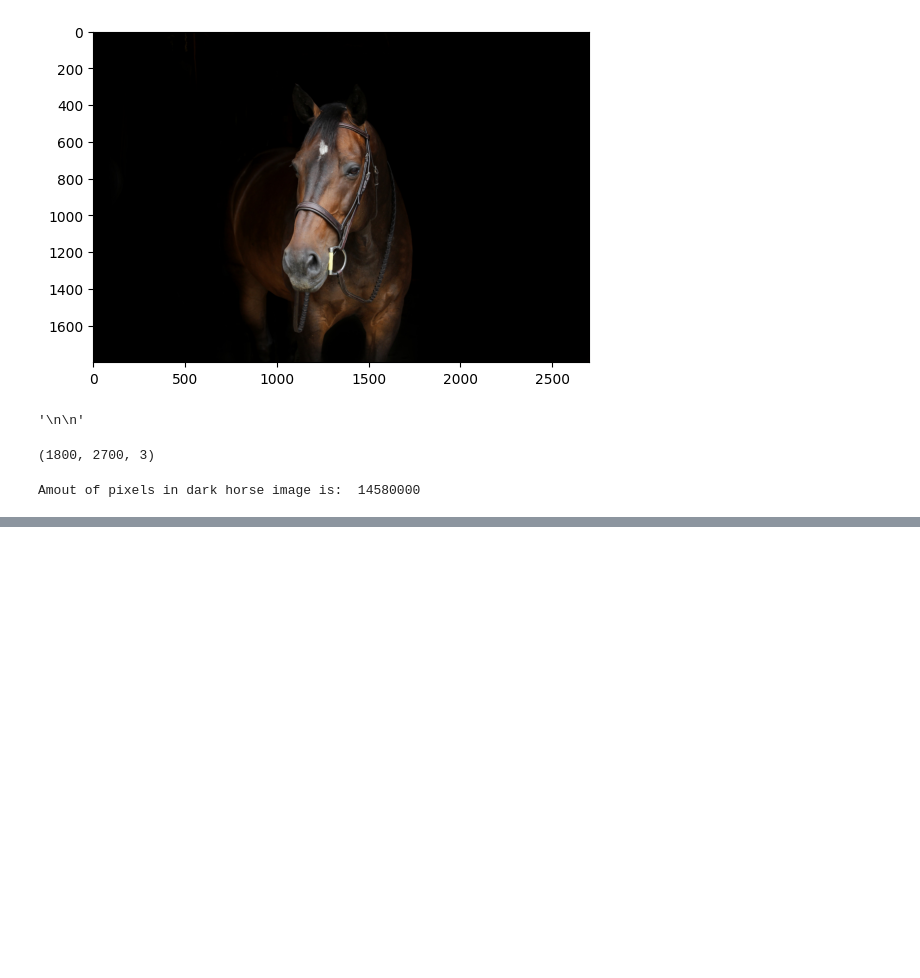
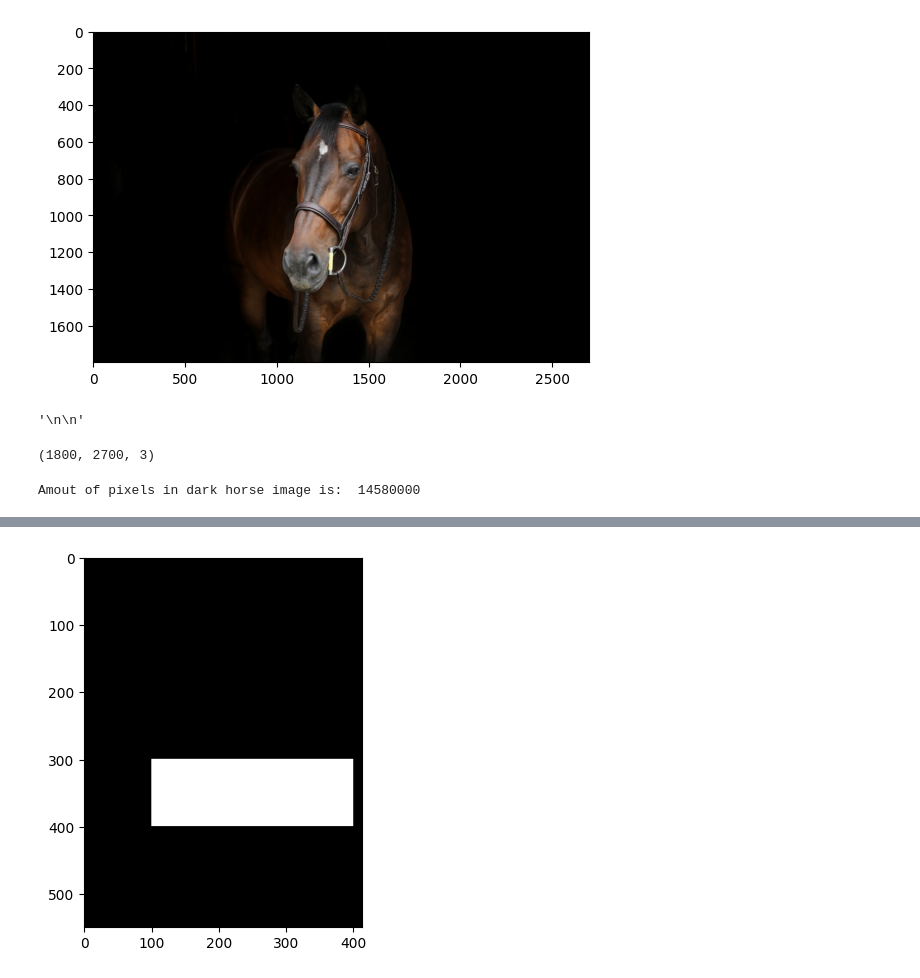
Before and after one commit to Joel-Milla/Computer-Vision-OpenCV-DeepLearning, a Jupyter notebook: Section 4 - Image Processing/Histograms.ipynb, the cells around one changed output, grey strips where cells are left out. Drawn from its saved outputs; the diff is of its cells as text; code cells hidden in the pictures; blank space fills up the shorter version.

```diff
--- a/Section 4 - Image Processing/Histograms.ipynb
+++ b/Section 4 - Image Processing/Histograms.ipynb
@@ -108,0 +129,5 @@ Amout of pixels in dark horse image is:  14580000
+# %%
+mask[300:400, 100:400] = 255
+show_image(mask, color='gray')
+# %% [output]
+[figure, added]
```
Also changed, not shown: parts of 12 cells of this notebook.
